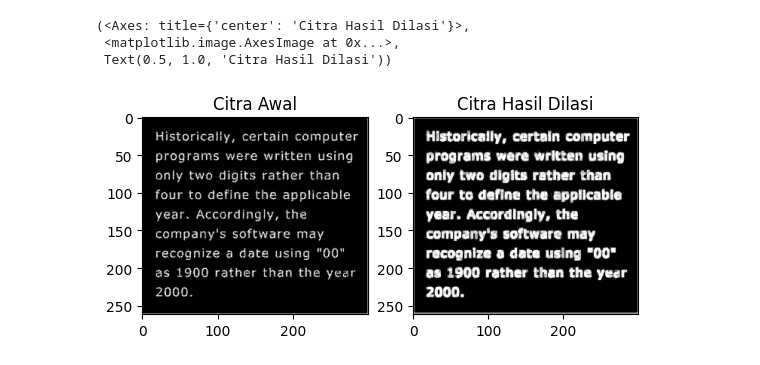
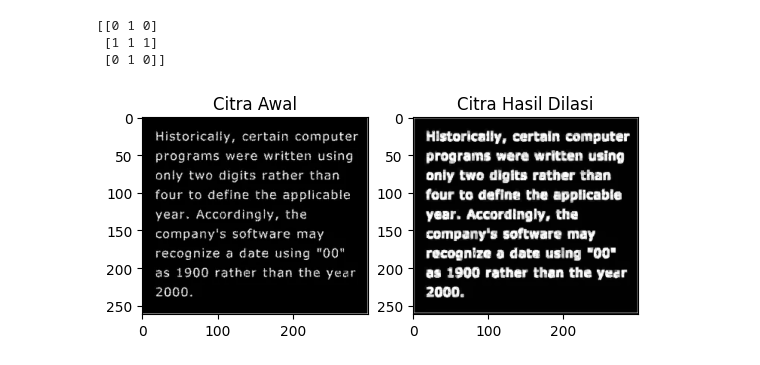
Before and after one commit to Afvanie/PCVK_Genap_2023, a Jupyter notebook: week9.ipynb, the cells around one changed output. Drawn from its saved outputs; the diff is of its cells as text; code cells hidden in the pictures.

```diff
--- a/week9.ipynb
+++ b/week9.ipynb
@@ -10,19 +10,34 @@ Mounted at /content/drive
 import cv2
 import numpy as np
 from matplotlib import pyplot as plt
-# %%
-# 3. Buatlah fungsi dilasi serta tampilkan hasil dilasi pada citra dengan Structuring Element Dilasi (SED) berbentuk square 5 x 5
-# tanpa menggunakan library morphology dari openCV
-
-img = cv2.imread('/content/drive/MyDrive/PCVK/morphology.png')
-
-kernel = np.ones((3,3), np.uint8) # fungsi ones adalah untuk Membuat array dengan nilai 1, uint8 (unsigned integer 8 bit) merupakan tipe data yg digunakan untuk membuat gambar dengan menggunakan filter RGB dengan pixel dalam range [0,255].
-dilation = cv2.dilate(img, kernel, iterations = 1) #iterator objek yang dapat diulangi, artinya Anda dapat melintasi semua nilai.
-
-plt.subplot(121),plt.imshow(img),plt.title('Citra Awal') #fungsi subplots() kita bisa menggambar banyak plot dalam satu gambar.
-plt.subplot(122),plt.imshow(dilation),plt.title('Citra Hasil Dilasi')
-# %% [output]
-(<Axes: title={'center': 'Citra Hasil Dilasi'}>,
- <matplotlib.image.AxesImage at 0x...>,
- Text(0.5, 1.0, 'Citra Hasil Dilasi'))
-[figure, removed]
+# %%
+# Membaca gambar input
+img = cv2.imread('/content/drive/MyDrive/PCVK/morphology.png',0)
+
+# Membuat Structuring Element (SED) berbentuk cross 3 x 3
+kernel = np.array([[0, 1, 0],
+                [1, 1, 1],
+                [0, 1, 0]], dtype=np.uint8)
+
+# Membuat gambar kosong untuk menampung hasil dilasi
+dilated_img = np.zeros_like(img)
+
+# Mendapatkan ukuran gambar input
+height, width = img.shape
+
+# Looping untuk melakukan operasi dilasi
+for i in range(1, height-1):
+    for j in range(1, width-1):
+        # Melakukan dilasi pada setiap piksel pada gambar input
+        dilated_pixel = np.max(img[i-1:i+2, j-1:j+2] + kernel)
+        dilated_img[i, j] = dilated_pixel
+print(kernel)
+# Menampilkan gambar hasil dilasi
+plt.subplot(121), plt.imshow(img, cmap='gray'), plt.title('Citra Awal')
+plt.subplot(122), plt.imshow(dilated_img, cmap='gray'), plt.title('Citra Hasil Dilasi')
+plt.show()
+# %% [output]
+[[0 1 0]
+ [1 1 1]
+ [0 1 0]]
+[figure, added]
```
Also changed, not shown: parts of 16 cells of this notebook.
